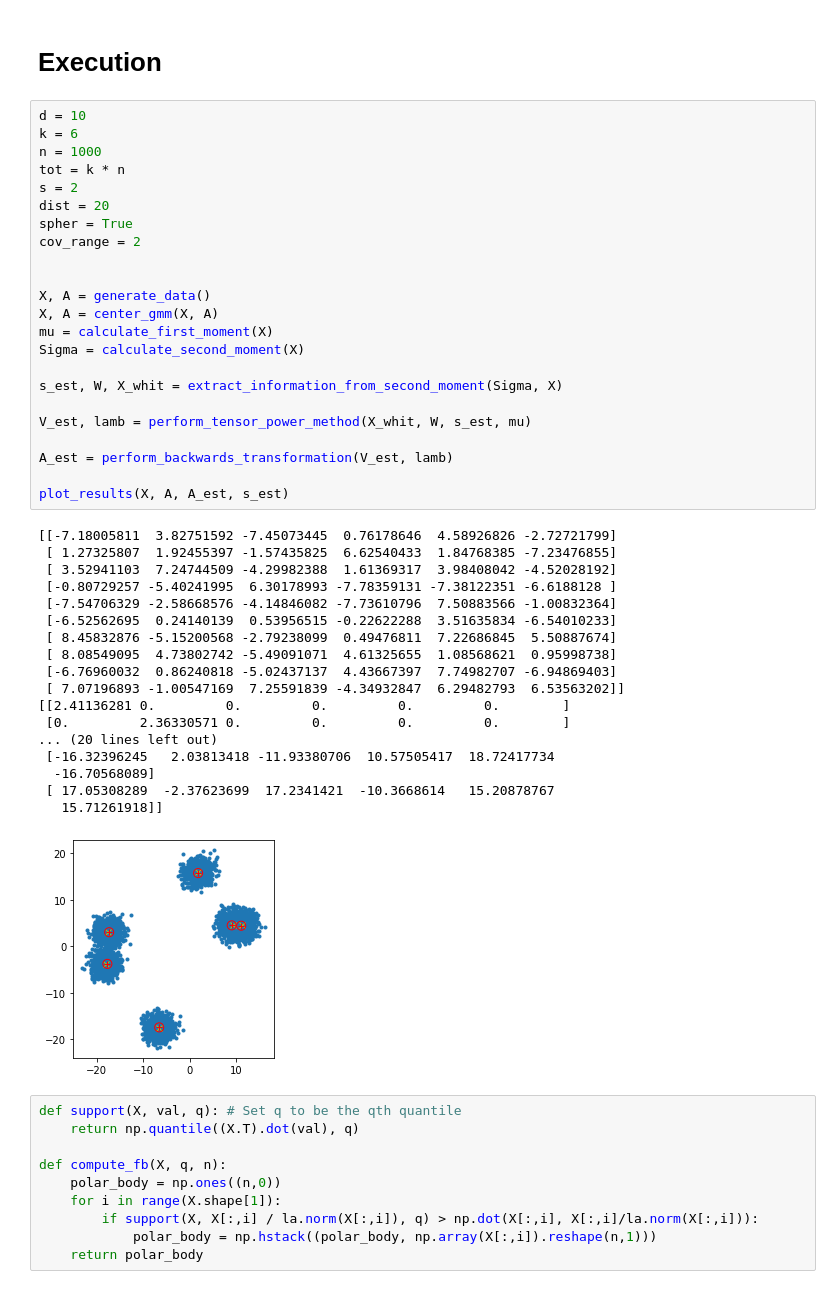
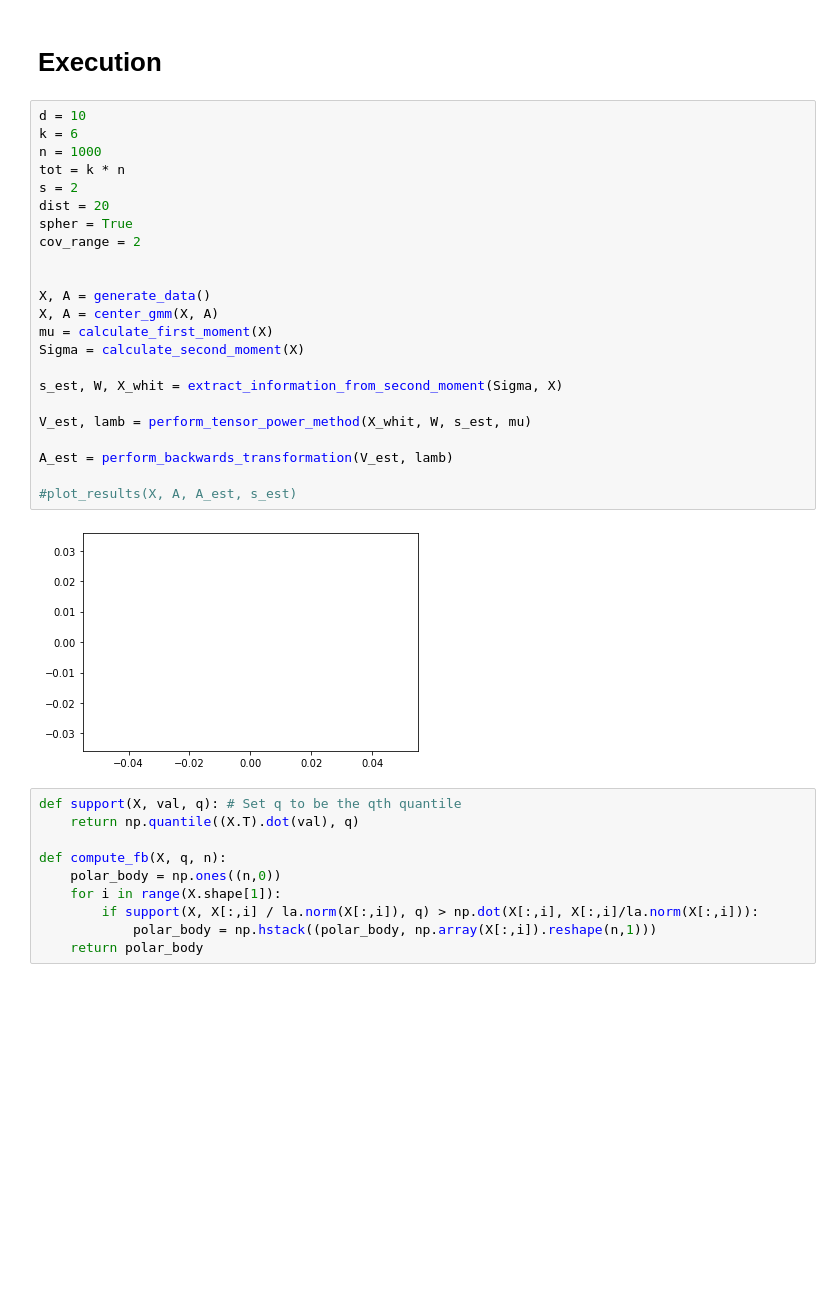
Before and after one commit to Blaine-Mason/NSF-Phase2, a Jupyter notebook: tensor_gmm.ipynb, the cells around one changed output. Cells and saved outputs as stored; diff of their text form; blank space fills up the shorter version.

```diff
--- a/tensor_gmm.ipynb
+++ b/tensor_gmm.ipynb
@@ -187,45 +181,28 @@ def add_noise(X, thresh):
 # %%
 d = 10
 k = 6
 n = 1000
 tot = k * n
 s = 2
 dist = 20
 spher = True
 cov_range = 2
 
 
 X, A = generate_data()
 X, A = center_gmm(X, A)
 mu = calculate_first_moment(X)
 Sigma = calculate_second_moment(X)
 
 s_est, W, X_whit = extract_information_from_second_moment(Sigma, X)
 
 V_est, lamb = perform_tensor_power_method(X_whit, W, s_est, mu)
 
 A_est = perform_backwards_transformation(V_est, lamb)
 
-plot_results(X, A, A_est, s_est)
+#plot_results(X, A, A_est, s_est)
 # %% [output]
-[[-7.18005811  3.82751592 -7.45073445  0.76178646  4.58926826 -2.72721799]
- [ 1.27325807  1.92455397 -1.57435825  6.62540433  1.84768385 -7.23476855]
- [ 3.52941103  7.24744509 -4.29982388  1.61369317  3.98408042 -4.52028192]
- [-0.80729257 -5.40241995  6.30178993 -7.78359131 -7.38122351 -6.6188128 ]
- [-7.54706329 -2.58668576 -4.14846082 -7.73610796  7.50883566 -1.00832364]
- [-6.52562695  0.24140139  0.53956515 -0.22622288  3.51635834 -6.54010233]
- [ 8.45832876 -5.15200568 -2.79238099  0.49476811  7.22686845  5.50887674]
- [ 8.08549095  4.73802742 -5.49091071  4.61325655  1.08568621  0.95998738]
- [-6.76960032  0.86240818 -5.02437137  4.43667397  7.74982707 -6.94869403]
- [ 7.07196893 -1.00547169  7.25591839 -4.34932847  6.29482793  6.53563202]]
-[[2.41136281 0.         0.         0.         0.         0.        ]
- [0.         2.36330571 0.         0.         0.         0.        ]
-... (20 lines left out)
- [-16.32396245   2.03813418 -11.93380706  10.57505417  18.72417734
-  -16.70568089]
- [ 17.05308289  -2.37623699  17.2341421  -10.3668614   15.20878767
-   15.71261918]]
-[figure, old version]
+[figure, new version]
 # %%
 def support(X, val, q): # Set q to be the qth quantile
     return np.quantile((X.T).dot(val), q)
```
Also changed, not shown: parts of 17 cells of this notebook, 2 other files.
